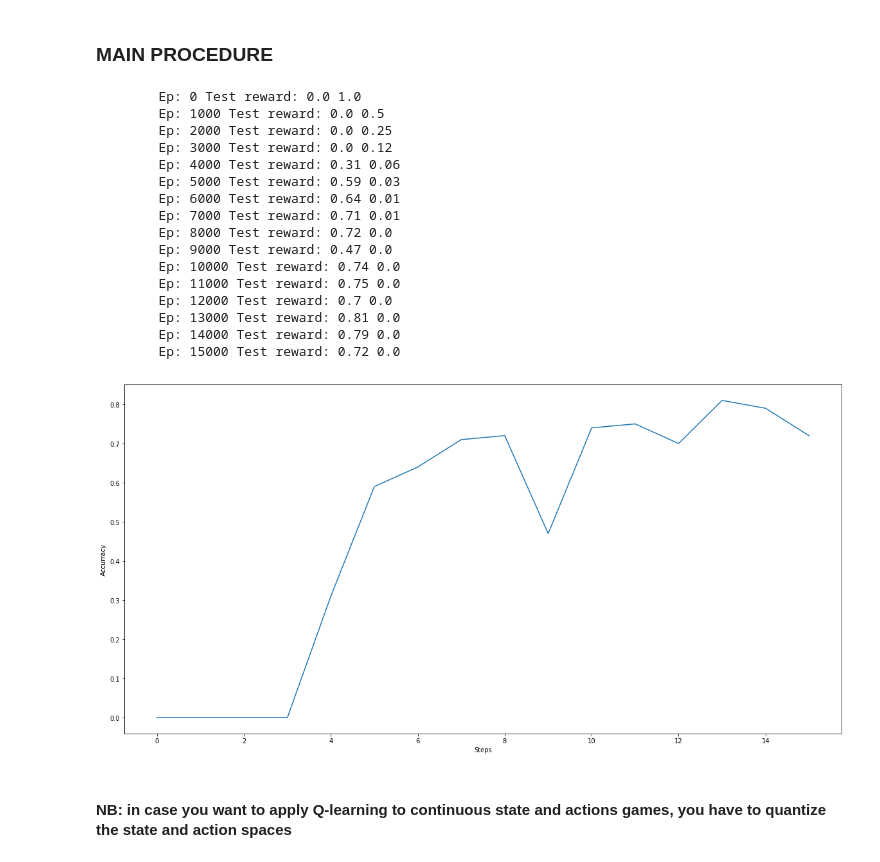
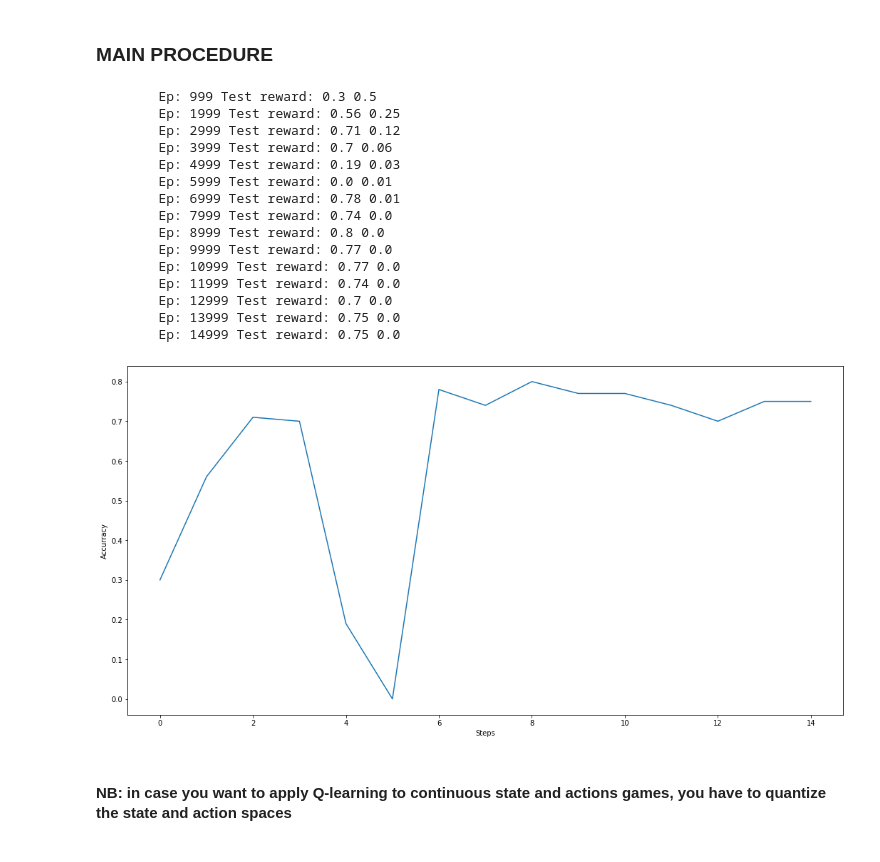
Before and after one commit to andri27-ts/Reinforcement-Learning, a Jupyter notebook: Week2/frozenlake_Qlearning.ipynb, the cells around one changed output. Cells and saved outputs as stored; diff of their text form; code cells hidden in the pictures.

Commit message:
Fix bug with epsilon

```diff
--- a/Week2/frozenlake_Qlearning.ipynb
+++ b/Week2/frozenlake_Qlearning.ipynb
@@ -84,10 +80,13 @@ def Q_learning(table, obs0, obs1, reward, action):
 # %% [markdown]
 ### TEST THE POLICY
 # %%
-def test_game(env, table, n_actions):
+def test_game(env, table):
     '''
     Test the new table playing TEST_EPISODES games
     '''
+
+    n_actions = env.action_space.n
+
     reward_games = []
     for _ in range(TEST_EPISODES):
         obs = env.reset()
@@ -111,14 +110,13 @@ GAMMA = 0.95
 
 # NB: the decay rate allow to regulate the Exploration - Exploitation trade-off
 #     start with a EPSILON of 1 and decay until reach 0
-epsilon = 1.0
 EPS_DECAY_RATE = 0.9993
 
 LEARNING_RATE = 0.8
 
 # .. and constants
 TEST_EPISODES = 100
-MAX_GAMES = 15001
+MAX_GAMES = 15000
 # %%
 # Create the environment
 #env = gym.make('Taxi-v2')
@@ -136,55 +134,56 @@ table = collections.defaultdict(float)
 
 test_rewards_list = []
 
+epsilon = 1.0
+
 while games_count < MAX_GAMES:
 
     # Select the action following an ε-greedy policy
     action = select_eps_greedy_action(table, obs, n_actions)
     next_obs, reward, done, _ = env.step(action)
 
     # Update the Q-table
     Q_learning(table, obs, next_obs, reward, action)
 
     reward_count += reward
     obs = next_obs
 
     if done:
         epsilon *= EPS_DECAY_RATE
 
         # Test the new table every 1k games
-        if games_count % 1000 == 0:
-            test_reward = test_game(env, table, n_actions)
+        if (games_count + 1) % 1000 == 0:
+            test_reward = test_game(env, table)
             print('\tEp:', games_count, 'Test reward:', test_reward, np.round(epsilon,2))
 
             test_rewards_list.append(test_reward)
 
         obs = env.reset()
         reward_count = 0
         games_count += 1
 
 # Plot the accuracy over the number of steps
-plt.figure(figsize=(20,10))
+plt.figure(figsize=(18,9))
 plt.xlabel('Steps')
 plt.ylabel('Accurracy')
 plt.plot(test_rewards_list)
 plt.show()
 # %% [output]
-        Ep: 0 Test reward: 0.0 1.0
-        Ep: 1000 Test reward: 0.0 0.5
-        Ep: 2000 Test reward: 0.0 0.25
-        Ep: 3000 Test reward: 0.0 0.12
-        Ep: 4000 Test reward: 0.31 0.06
-        Ep: 5000 Test reward: 0.59 0.03
-        Ep: 6000 Test reward: 0.64 0.01
-        Ep: 7000 Test reward: 0.71 0.01
-        Ep: 8000 Test reward: 0.72 0.0
-        Ep: 9000 Test reward: 0.47 0.0
-        Ep: 10000 Test reward: 0.74 0.0
-        Ep: 11000 Test reward: 0.75 0.0
-        Ep: 12000 Test reward: 0.7 0.0
-        Ep: 13000 Test reward: 0.81 0.0
-        Ep: 14000 Test reward: 0.79 0.0
-        Ep: 15000 Test reward: 0.72 0.0
+        Ep: 999 Test reward: 0.3 0.5
+        Ep: 1999 Test reward: 0.56 0.25
+        Ep: 2999 Test reward: 0.71 0.12
+        Ep: 3999 Test reward: 0.7 0.06
+        Ep: 4999 Test reward: 0.19 0.03
+        Ep: 5999 Test reward: 0.0 0.01
+        Ep: 6999 Test reward: 0.78 0.01
+        Ep: 7999 Test reward: 0.74 0.0
+        Ep: 8999 Test reward: 0.8 0.0
+        Ep: 9999 Test reward: 0.77 0.0
+        Ep: 10999 Test reward: 0.77 0.0
+        Ep: 11999 Test reward: 0.74 0.0
+        Ep: 12999 Test reward: 0.7 0.0
+        Ep: 13999 Test reward: 0.75 0.0
+        Ep: 14999 Test reward: 0.75 0.0
-[figure, old version]
+[figure, new version]
 # %% [markdown]
 #### NB: in case you want to apply Q-learning to continuous state and actions games, you have to quantize the state and action spaces
```
Also changed, not shown: parts of 2 cells of this notebook.
